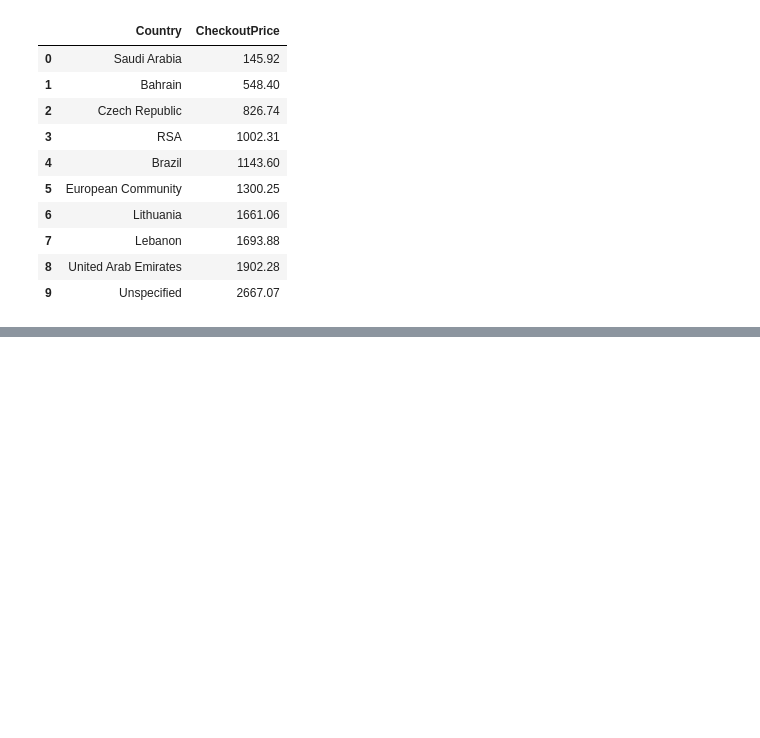
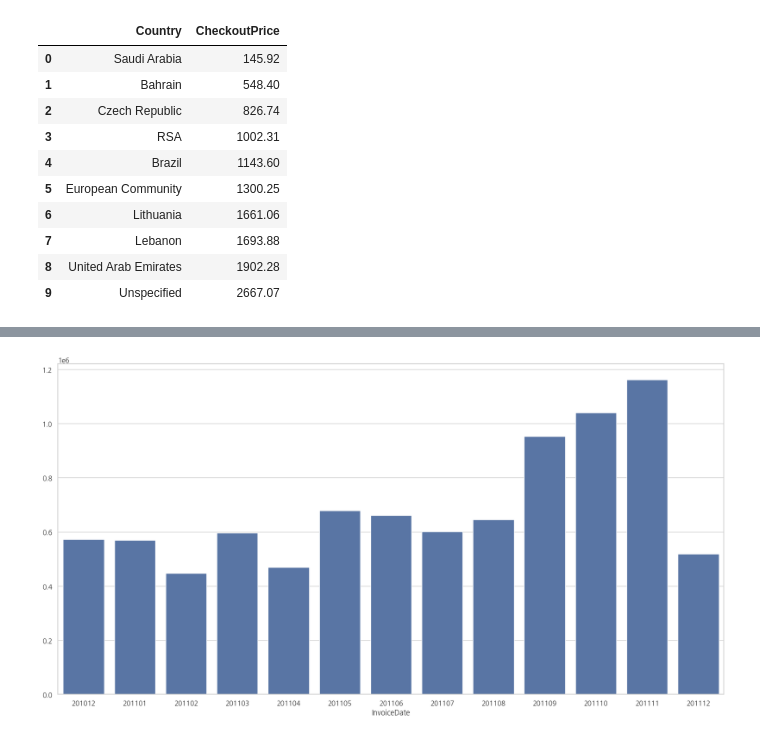
Before and after one commit to dydwoj/pythonsource, a Jupyter notebook: analytics/retail.ipynb, the cells around one changed output, grey strips where cells are left out. Cells and saved outputs as stored; diff of their text form; code cells hidden in the pictures; blank space fills up the shorter version.

```diff
--- a/analytics/retail.ipynb
+++ b/analytics/retail.ipynb
@@ -263,0 +282,15 @@ g = plt.xticks(rotation=90)
+# %%
+# 월별 매출
+retail_df.head(3)
+
+# retail_df['InvoiceDate'].dt.month
+
+# 월 분리 7 => 201007
+def extract_month(date):
+    month = str(date.month)
+    if date.month < 10:
+        month = '0' + month
+    return str(date.year) + month
+# %%
+rev_by_month = retail_df.set_index('InvoiceDate').groupby(extract_month)['CheckoutPrice'].sum()
+rev_by_month
@@ -264,3 +313,9 @@ g = plt.xticks(rotation=90)
+# %%
+plt.figure(figsize=(20,10))
+sns.barplot(x=rev_by_month.index, y=rev_by_month.values)
+g = plt.xticks(rotation=0)
+# %% [output]
+[figure, added]
 # %%
 # 요일별 매출
 
```
Also changed, not shown: parts of 45 cells of this notebook, 13 other files.
